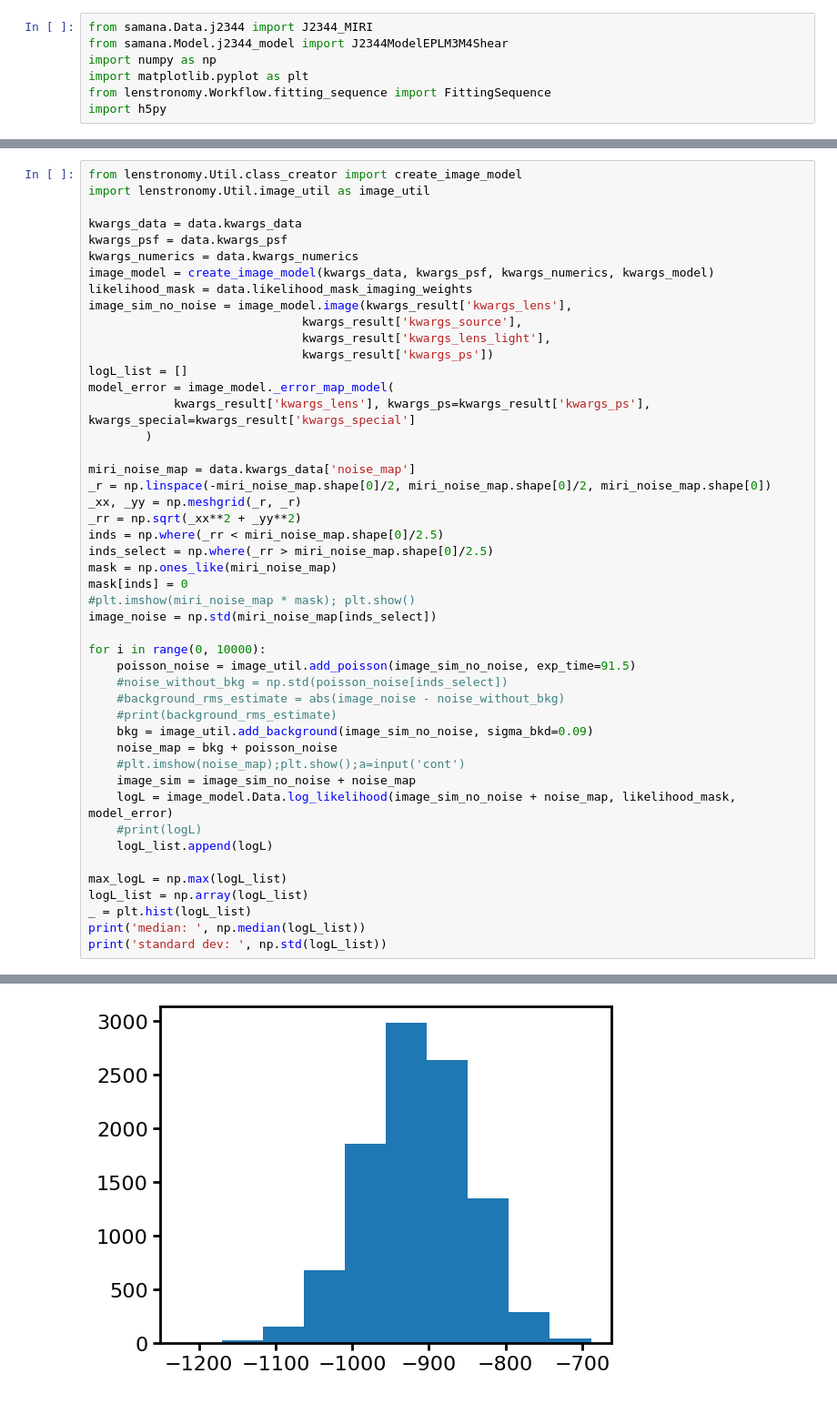
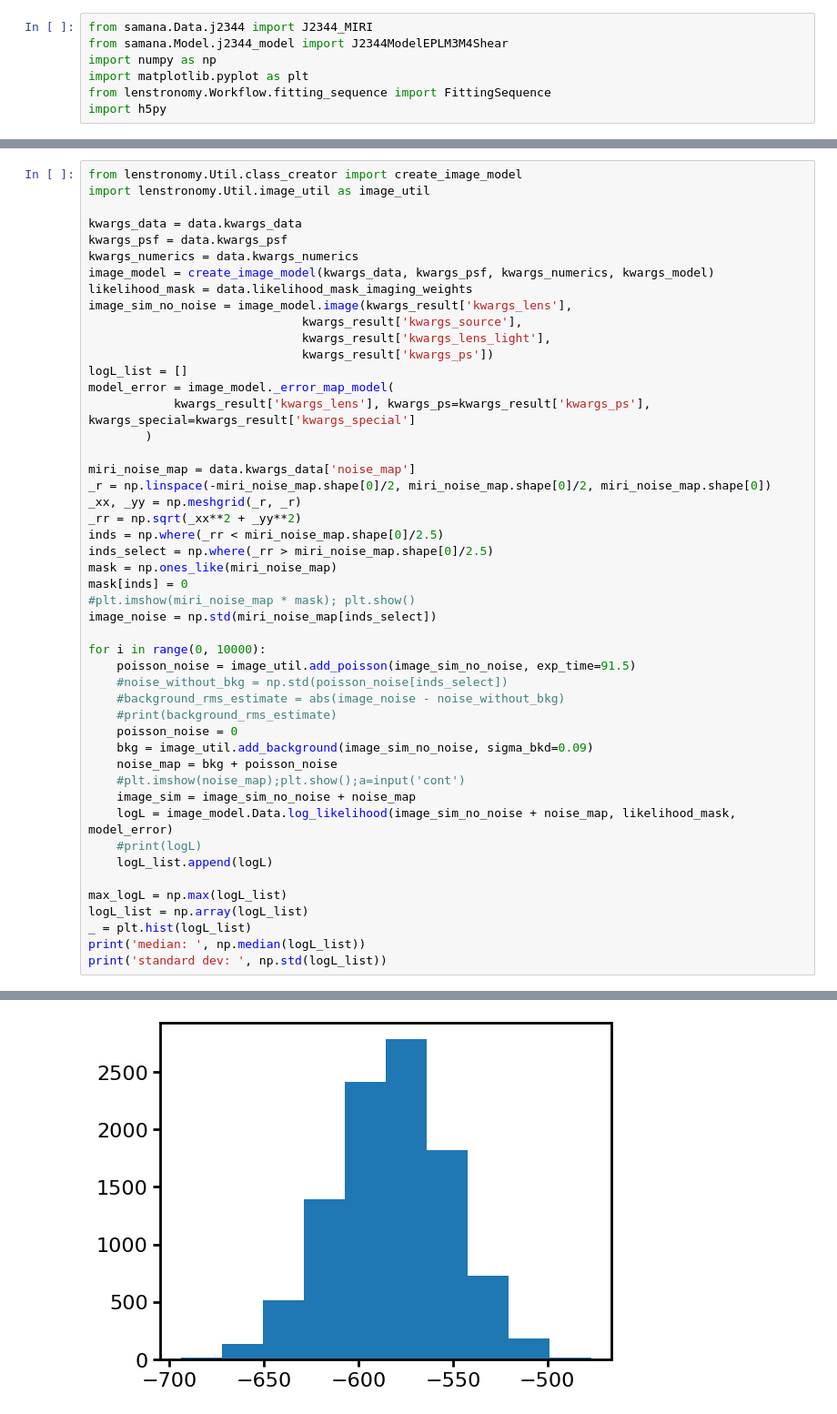
Before and after one commit to dangilman/samana, a Jupyter notebook: notebooks/baseline_lensmodels/j2344/j2344_baseline_model.ipynb, the cells around one changed output, grey strips where cells are left out. Shown at 91% size. Cells and saved outputs as stored; diff of their text form.

```diff
--- a/notebooks/baseline_lensmodels/j2344/j2344_baseline_model.ipynb
+++ b/notebooks/baseline_lensmodels/j2344/j2344_baseline_model.ipynb
@@ -251,6 +244,7 @@ for i in range(0, 10000):
     #noise_without_bkg = np.std(poisson_noise[inds_select])
     #background_rms_estimate = abs(image_noise - noise_without_bkg)
     #print(background_rms_estimate)
+    poisson_noise = 0
     bkg = image_util.add_background(image_sim_no_noise, sigma_bkd=0.09)
     noise_map = bkg + poisson_noise
     #plt.imshow(noise_map);plt.show();a=input('cont')
@@ -270 +264 @@ standard dev:  67.62180283500136
-[figure, old version]
+[figure, new version]
```
Also changed, not shown: parts of 4 cells of this notebook, 11 other files.
